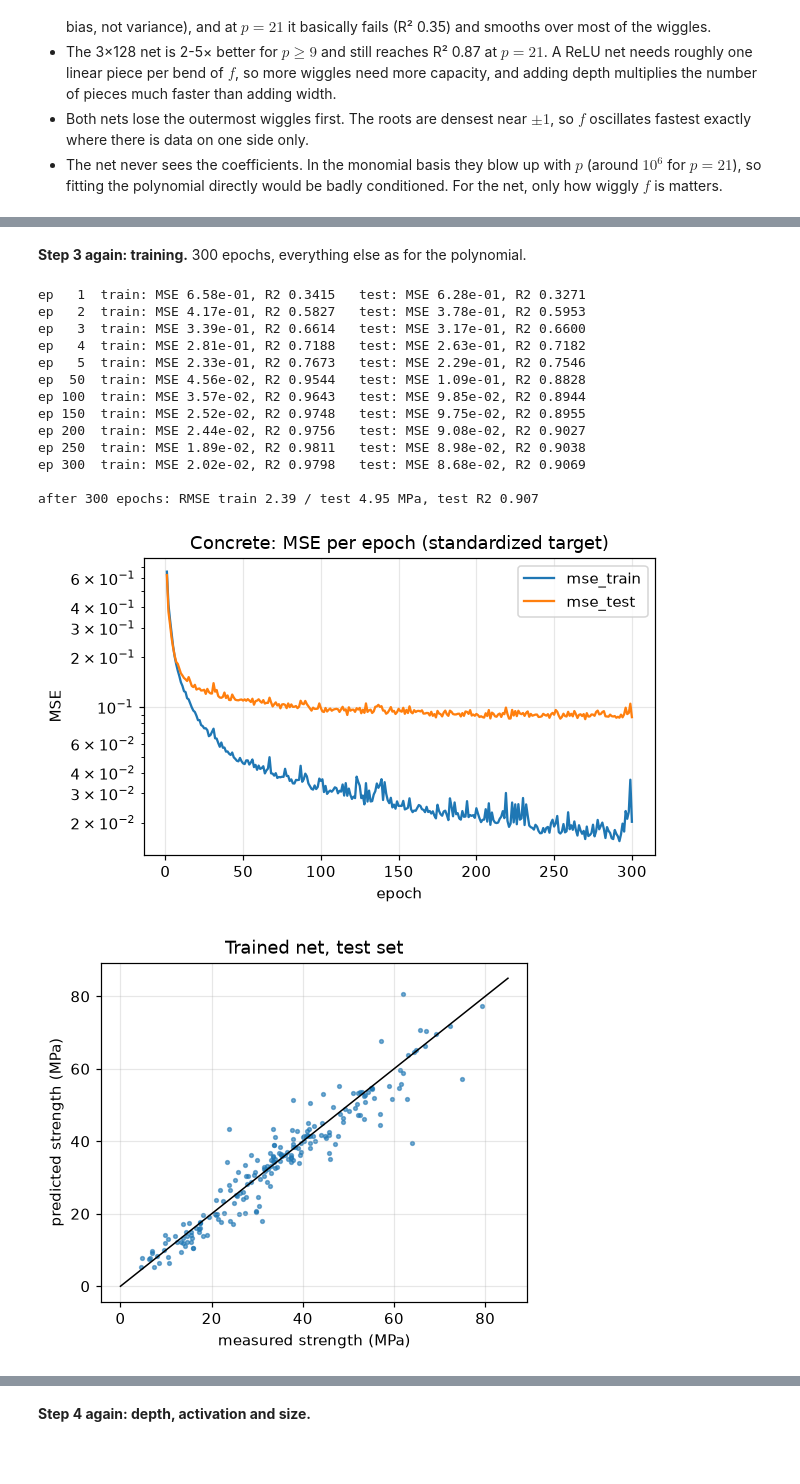
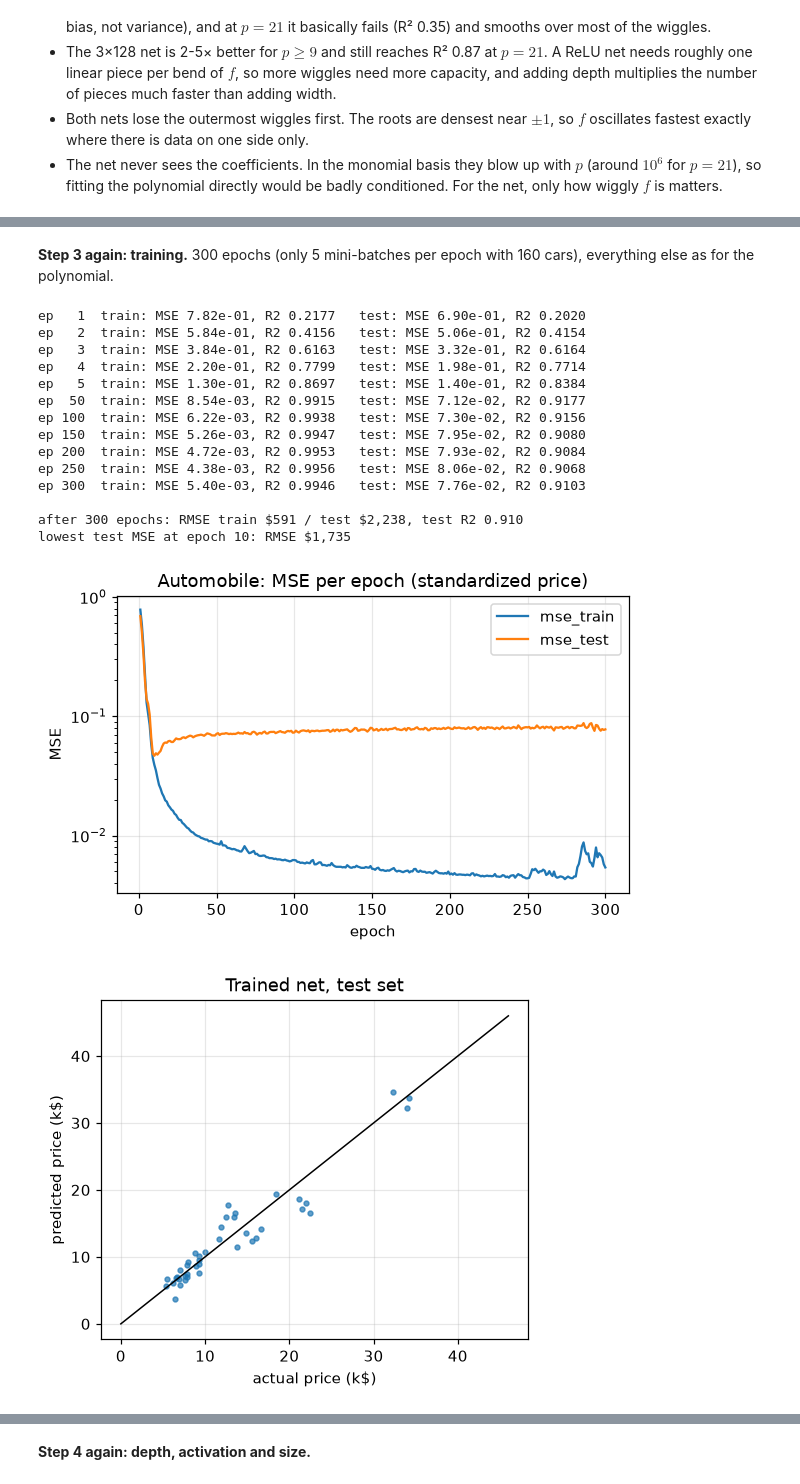
Before and after one commit to Space0code/emai-ml-lab2, a Jupyter notebook: part1.ipynb, the cells around one changed output, grey strips where cells are left out. Drawn from its saved outputs; the diff is of its cells as text; code cells hidden in the pictures; blank space fills up the shorter version.

```diff
--- a/part1.ipynb
+++ b/part1.ipynb
@@ -465,17 +465,17 @@ measured strength on the training set.
 # %%
 def scatter_pred(nets, X, y, titles):
     fig, axs = plt.subplots(1, len(nets), figsize=(5 * len(nets), 4), squeeze=False)
-    actual = sy.inverse_transform(y.numpy())[:, 0]
+    actual = sy.inverse_transform(y.numpy())[:, 0] / 1000
     for ax, m, t in zip(axs[0], nets, titles):
         with torch.no_grad():
-            guess = sy.inverse_transform(m(X).numpy())[:, 0]
-        ax.scatter(actual, guess, s=6, alpha=0.6)
-        ax.plot([0, 85], [0, 85], "k", lw=1)
-        ax.set(xlabel="measured strength (MPa)", ylabel="predicted strength (MPa)", title=t)
+            guess = sy.inverse_transform(m(X).numpy())[:, 0] / 1000
+        ax.scatter(actual, guess, s=10, alpha=0.7)
+        ax.plot([0, 46], [0, 46], "k", lw=1)
+        ax.set(xlabel="actual price (k$)", ylabel="predicted price (k$)", title=t)
     plt.show()
 
 torch.manual_seed(0)
-rnet = FeedForward(d_in=8)
-print(f"{count_params(rnet)} parameters | train RMSE before training: {to_mpa(score(rnet, real[0], real[1])[0]):.1f} MPa")
+rnet = FeedForward(d_in=real[0].shape[1])
+print(f"{count_params(rnet)} parameters | train RMSE before training: ${to_usd(score(rnet, real[0], real[1])[0]):,.0f}")
 scatter_pred([rnet], real[0], real[1], ["Untrained net, training set"])
 # %% [output]
@@ -484,27 +484,29 @@ scatter_pred([rnet], real[0], real[1], ["Untrained net, training set"])
 # %% [markdown]
-**Step 3 again: training.** 300 epochs, everything else as for the polynomial.
+**Step 3 again: training.** 300 epochs (only 5 mini-batches per epoch with 160 cars), everything else as for the polynomial.
 # %%
 R_EPOCHS = 300
 rlog = fit(rnet, real, epochs=R_EPOCHS, log_every=50)
 end = rlog.iloc[-1]
-print(f"\nafter {R_EPOCHS} epochs: RMSE train {to_mpa(end.mse_train):.2f} / test {to_mpa(end.mse_test):.2f} MPa, test R2 {end.r2_test:.3f}")
-plot_history(rlog, "Concrete: MSE per epoch (standardized target)")
+print(f"\nafter {R_EPOCHS} epochs: RMSE train ${to_usd(end.mse_train):,.0f} / test ${to_usd(end.mse_test):,.0f}, test R2 {end.r2_test:.3f}")
+print(f"lowest test MSE at epoch {rlog.mse_test.idxmin()}: RMSE ${to_usd(rlog.mse_test.min()):,.0f}")
+plot_history(rlog, "Automobile: MSE per epoch (standardized price)")
 scatter_pred([rnet], real[2], real[3], ["Trained net, test set"])
 # %% [output]
-ep   1  train: MSE 6.58e-01, R2 0.3415   test: MSE 6.28e-01, R2 0.3271
-ep   2  train: MSE 4.17e-01, R2 0.5827   test: MSE 3.78e-01, R2 0.5953
-ep   3  train: MSE 3.39e-01, R2 0.6614   test: MSE 3.17e-01, R2 0.6600
-ep   4  train: MSE 2.81e-01, R2 0.7188   test: MSE 2.63e-01, R2 0.7182
-ep   5  train: MSE 2.33e-01, R2 0.7673   test: MSE 2.29e-01, R2 0.7546
-ep  50  train: MSE 4.56e-02, R2 0.9544   test: MSE 1.09e-01, R2 0.8828
-ep 100  train: MSE 3.57e-02, R2 0.9643   test: MSE 9.85e-02, R2 0.8944
-ep 150  train: MSE 2.52e-02, R2 0.9748   test: MSE 9.75e-02, R2 0.8955
-ep 200  train: MSE 2.44e-02, R2 0.9756   test: MSE 9.08e-02, R2 0.9027
-ep 250  train: MSE 1.89e-02, R2 0.9811   test: MSE 8.98e-02, R2 0.9038
-ep 300  train: MSE 2.02e-02, R2 0.9798   test: MSE 8.68e-02, R2 0.9069
+ep   1  train: MSE 7.82e-01, R2 0.2177   test: MSE 6.90e-01, R2 0.2020
+ep   2  train: MSE 5.84e-01, R2 0.4156   test: MSE 5.06e-01, R2 0.4154
+ep   3  train: MSE 3.84e-01, R2 0.6163   test: MSE 3.32e-01, R2 0.6164
+ep   4  train: MSE 2.20e-01, R2 0.7799   test: MSE 1.98e-01, R2 0.7714
+ep   5  train: MSE 1.30e-01, R2 0.8697   test: MSE 1.40e-01, R2 0.8384
+ep  50  train: MSE 8.54e-03, R2 0.9915   test: MSE 7.12e-02, R2 0.9177
+ep 100  train: MSE 6.22e-03, R2 0.9938   test: MSE 7.30e-02, R2 0.9156
+ep 150  train: MSE 5.26e-03, R2 0.9947   test: MSE 7.95e-02, R2 0.9080
+ep 200  train: MSE 4.72e-03, R2 0.9953   test: MSE 7.93e-02, R2 0.9084
+ep 250  train: MSE 4.38e-03, R2 0.9956   test: MSE 8.06e-02, R2 0.9068
+ep 300  train: MSE 5.40e-03, R2 0.9946   test: MSE 7.76e-02, R2 0.9103
 
-after 300 epochs: RMSE train 2.39 / test 4.95 MPa, test R2 0.907
+after 300 epochs: RMSE train $591 / test $2,238, test R2 0.910
+lowest test MSE at epoch 10: RMSE $1,735
-[figure, old version]
+[figure, new version]
-[figure, old version]
+[figure, new version]
 # %% [markdown]
 **Observations.**
```
Also changed, not shown: parts of 14 cells of this notebook.
